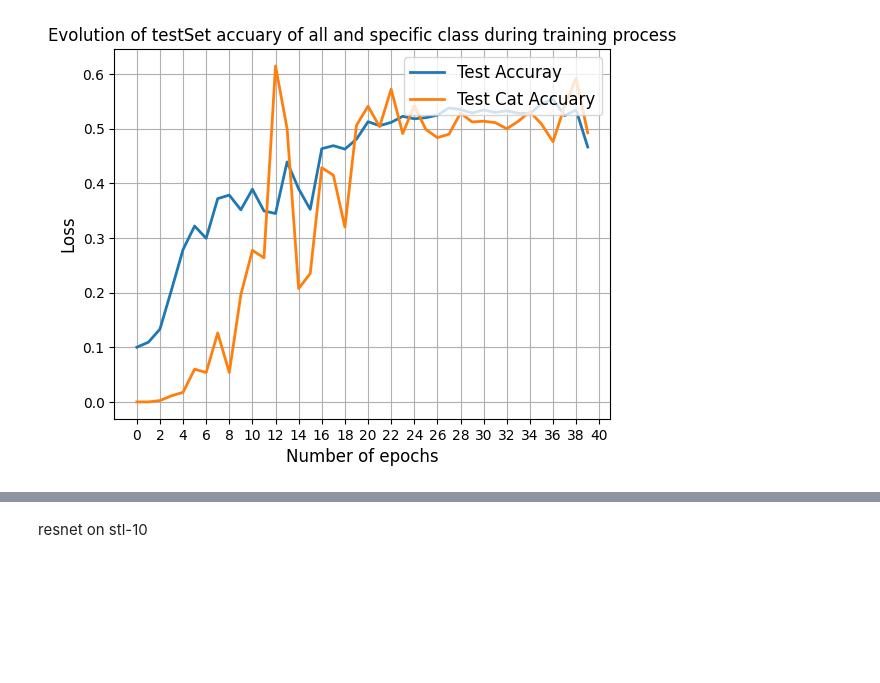
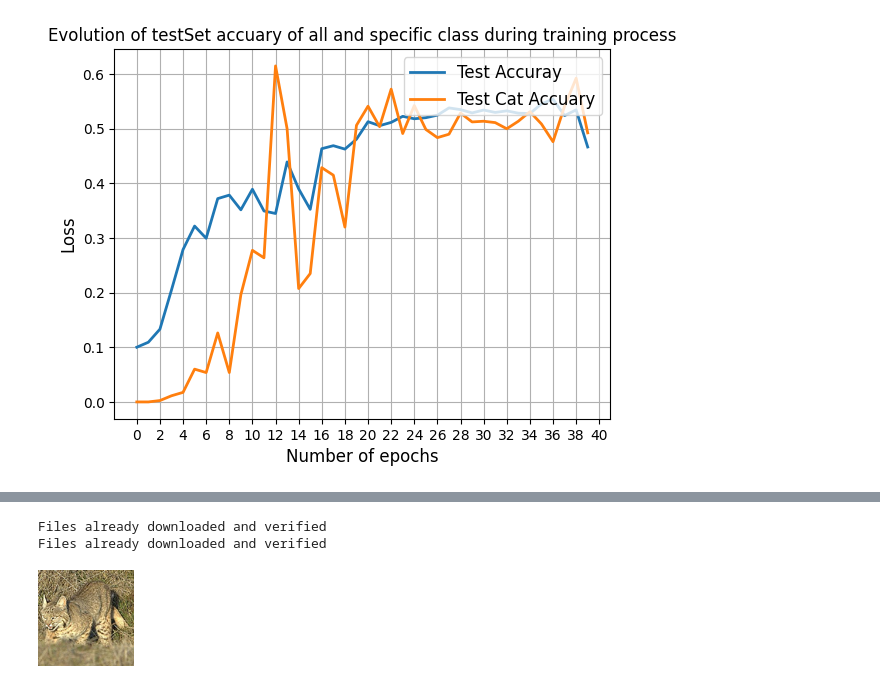
Before and after one commit to haole1683/unlearn_multimodal, a Jupyter notebook: dataset_preprocess.ipynb, the cells around one changed output, grey strips where cells are left out. Drawn from its saved outputs; the diff is of its cells as text; code cells hidden in the pictures; blank space fills up the shorter version.

```diff
--- a/dataset_preprocess.ipynb
+++ b/dataset_preprocess.ipynb
@@ -155,2 +154,0 @@ draw_chart(json_stl_poison_path)
-# %% [markdown]
-resnet on stl-10
@@ -266,0 +159,14 @@ def train_model(model, criterion, optimizer, scheduler, num_epochs=25):
+# %%
+natural_train_dataset, test_dataset = load_class_dataset('stl10', None, None)
+# %% [output]
+Files already downloaded and verified
+Files already downloaded and verified
+# %%
+for i in range(len(natural_train_dataset)):
+    if natural_train_dataset[i][1] == 3:
+        img = natural_train_dataset[i][0]
+        break
+# %%
+img
+# %% [output]
+[figure, added]
```
Also changed, not shown: parts of 10 cells of this notebook, 5 other files.
